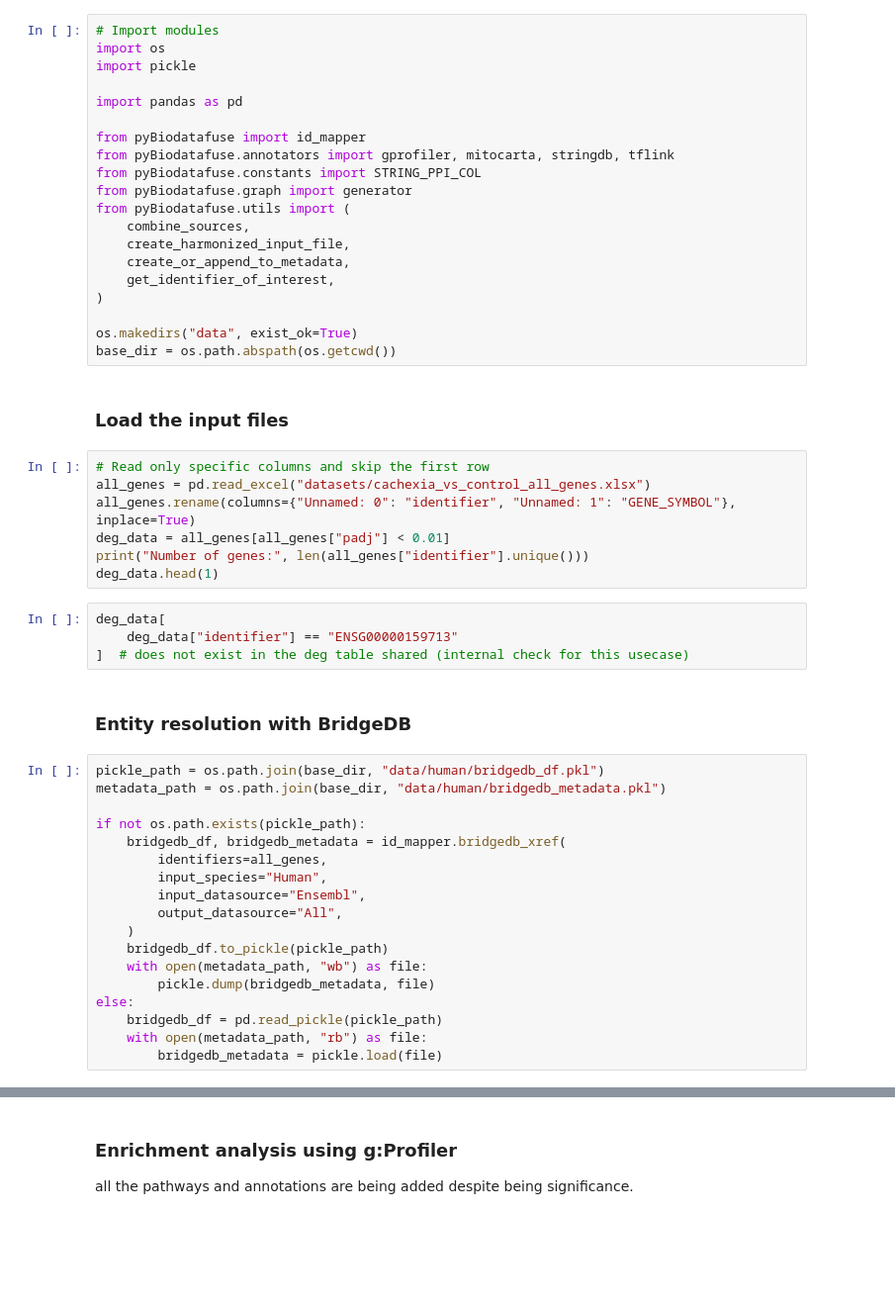
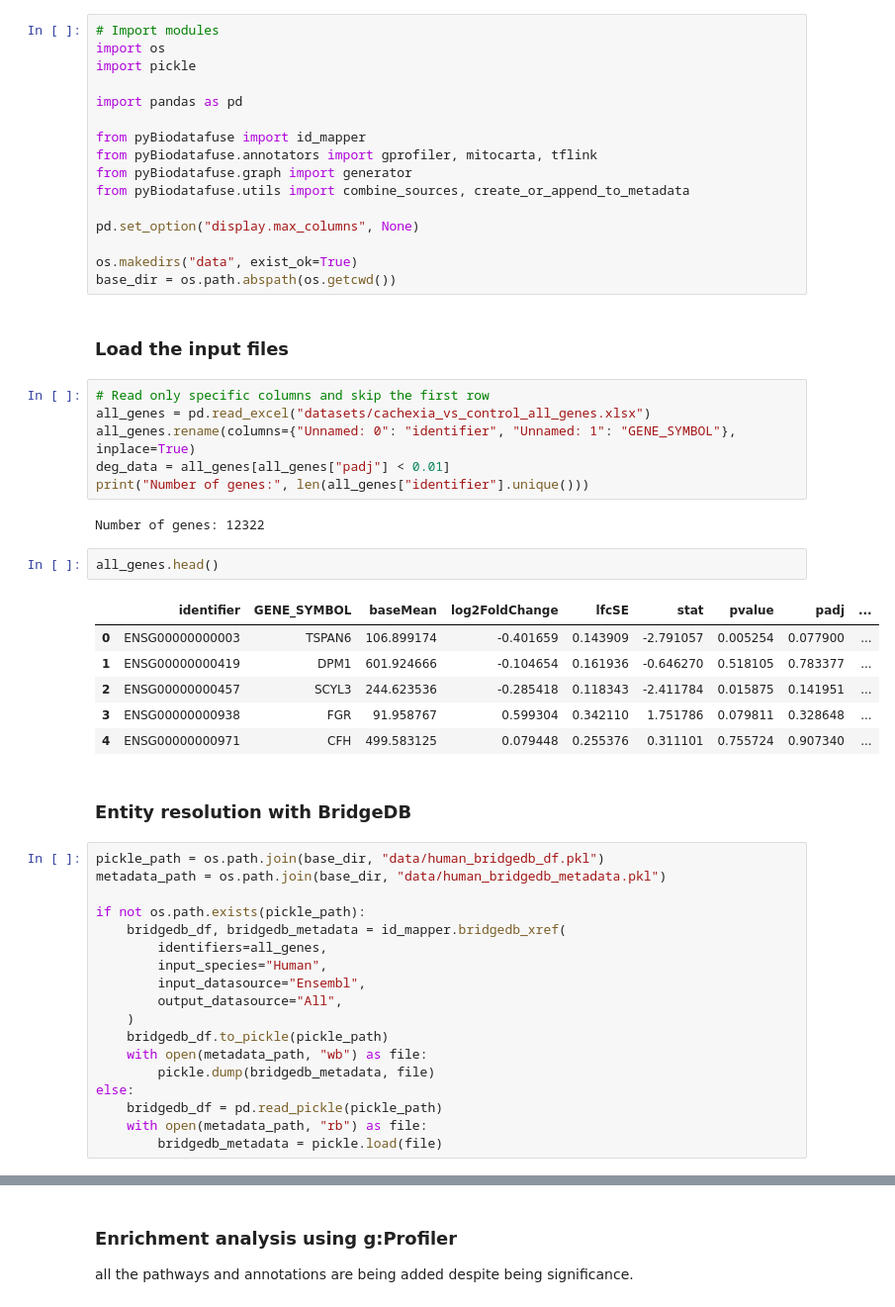
Before and after one commit to BioDataFuse/pyBiodatafuse, a Jupyter notebook: examples/usecases/muscle/01_graph_generation_human.ipynb, the cells around one changed output, grey strips where cells are left out. Shown at 99% size. Drawn from its saved outputs; the diff is of its cells as text; blank space fills up the shorter version.

```diff
--- a/examples/usecases/muscle/01_graph_generation_human.ipynb
+++ b/examples/usecases/muscle/01_graph_generation_human.ipynb
@@ -12,15 +17,11 @@ import pickle
 import pandas as pd
 
 from pyBiodatafuse import id_mapper
-from pyBiodatafuse.annotators import gprofiler, mitocarta, stringdb, tflink
-from pyBiodatafuse.constants import STRING_PPI_COL
+from pyBiodatafuse.annotators import gprofiler, mitocarta, tflink
 from pyBiodatafuse.graph import generator
-from pyBiodatafuse.utils import (
-    combine_sources,
-    create_harmonized_input_file,
-    create_or_append_to_metadata,
-    get_identifier_of_interest,
-)
+from pyBiodatafuse.utils import combine_sources, create_or_append_to_metadata
+
+pd.set_option("display.max_columns", None)
 
 os.makedirs("data", exist_ok=True)
 base_dir = os.path.abspath(os.getcwd())
@@ -32,16 +33,22 @@ all_genes = pd.read_excel("datasets/cachexia_vs_control_all_genes.xlsx")
 all_genes.rename(columns={"Unnamed: 0": "identifier", "Unnamed: 1": "GENE_SYMBOL"}, inplace=True)
 deg_data = all_genes[all_genes["padj"] < 0.01]
 print("Number of genes:", len(all_genes["identifier"].unique()))
-deg_data.head(1)
+# %% [output]
+Number of genes: 12322
-# %%
-deg_data[
-    deg_data["identifier"] == "ENSG00000159713"
-]  # does not exist in the deg table shared (internal check for this usecase)
+# %%
+all_genes.head()
+# %% [output]
+|  | identifier | GENE_SYMBOL | baseMean | log2FoldChange | lfcSE | stat | pvalue | padj | ... |
+| 0 | ENSG00000000003 | TSPAN6 | 106.899174 | -0.401659 | 0.143909 | -2.791057 | 0.005254 | 0.077900 | ... |
+| 1 | ENSG00000000419 | DPM1 | 601.924666 | -0.104654 | 0.161936 | -0.646270 | 0.518105 | 0.783377 | ... |
+| 2 | ENSG00000000457 | SCYL3 | 244.623536 | -0.285418 | 0.118343 | -2.411784 | 0.015875 | 0.141951 | ... |
+| 3 | ENSG00000000938 | FGR | 91.958767 | 0.599304 | 0.342110 | 1.751786 | 0.079811 | 0.328648 | ... |
+| 4 | ENSG00000000971 | CFH | 499.583125 | 0.079448 | 0.255376 | 0.311101 | 0.755724 | 0.907340 | ... |
 # %% [markdown]
 ### Entity resolution with BridgeDB
 # %%
-pickle_path = os.path.join(base_dir, "data/human/bridgedb_df.pkl")
-metadata_path = os.path.join(base_dir, "data/human/bridgedb_metadata.pkl")
+pickle_path = os.path.join(base_dir, "data/human_bridgedb_df.pkl")
+metadata_path = os.path.join(base_dir, "data/human_bridgedb_metadata.pkl")
 
 if not os.path.exists(pickle_path):
     bridgedb_df, bridgedb_metadata = id_mapper.bridgedb_xref(
```
Also changed, not shown: parts of 36 cells of this notebook, 9 other files.
